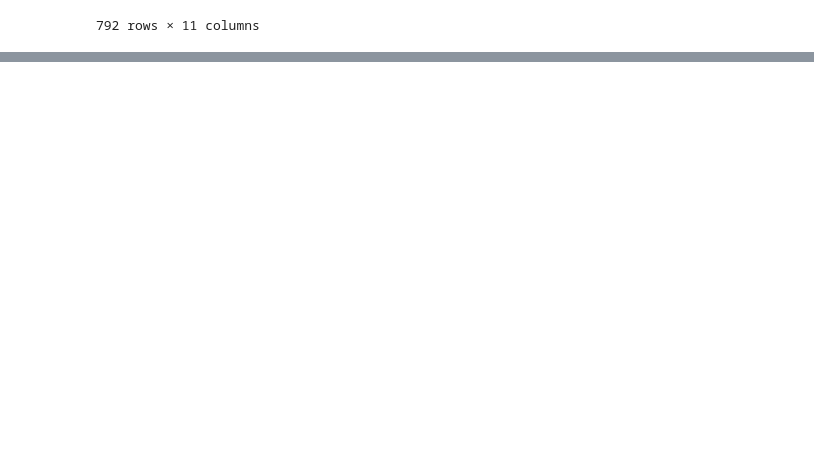
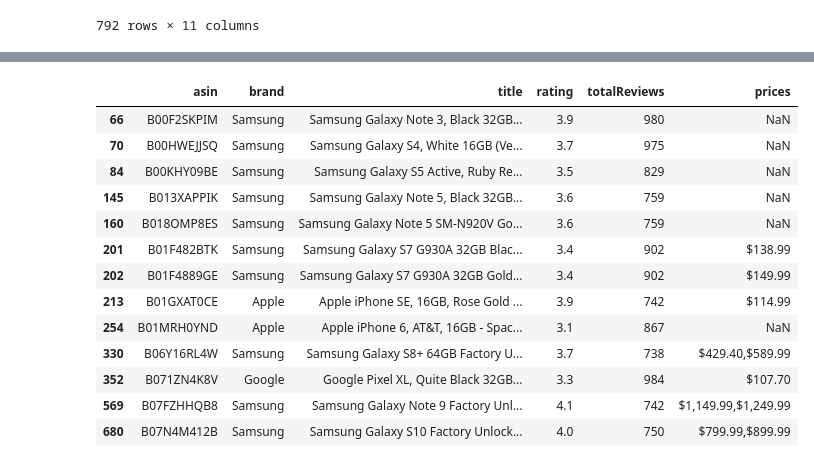
Before and after one commit to ksranjith786/python, a Jupyter notebook: insaid/Project/AmazonCellPhoneReviews/AmazonCellPhoneReview.ipynb, the cells around one changed output, grey strips where cells are left out. Drawn from its saved outputs; the diff is of its cells as text; code cells hidden in the pictures; blank space fills up the shorter version.

```diff
--- a/insaid/Project/AmazonCellPhoneReviews/AmazonCellPhoneReview.ipynb
+++ b/insaid/Project/AmazonCellPhoneReviews/AmazonCellPhoneReview.ipynb
@@ -29,3 +27,5 @@ dirPath = '/content/drive/My Drive/Colab Notebooks/AmazonCellPhoneReviews'
+# %%
+dirPath='.'
 # %%
 items = pd.read_csv(dirPath + '/20190928-items.csv')
 # %%
@@ -372,0 +380,17 @@ asin_reviews.sort_values(by='totalReviews', ascending=False)
+# %%
+items[items.totalReviews > 700]
+# %% [output]
+|  | asin | brand | title | rating | totalReviews | prices |
+| 66 | B00F2SKPIM | Samsung | Samsung Galaxy Note 3, Black 32GB... | 3.9 | 980 | NaN |
+| 70 | B00HWEJJSQ | Samsung | Samsung Galaxy S4, White 16GB (Ve... | 3.7 | 975 | NaN |
+| 84 | B00KHY09BE | Samsung | Samsung Galaxy S5 Active, Ruby Re... | 3.5 | 829 | NaN |
+| 145 | B013XAPPIK | Samsung | Samsung Galaxy Note 5, Black 32GB... | 3.6 | 759 | NaN |
+| 160 | B018OMP8ES | Samsung | Samsung Galaxy Note 5 SM-N920V Go... | 3.6 | 759 | NaN |
+| 201 | B01F482BTK | Samsung | Samsung Galaxy S7 G930A 32GB Blac... | 3.4 | 902 | $138.99 |
+| 202 | B01F4889GE | Samsung | Samsung Galaxy S7 G930A 32GB Gold... | 3.4 | 902 | $149.99 |
+| 213 | B01GXAT0CE | Apple | Apple iPhone SE, 16GB, Rose Gold ... | 3.9 | 742 | $114.99 |
+| 254 | B01MRH0YND | Apple | Apple iPhone 6, AT&T, 16GB - Spac... | 3.1 | 867 | NaN |
+| 330 | B06Y16RL4W | Samsung | Samsung Galaxy S8+ 64GB Factory U... | 3.7 | 738 | $429.40,$589.99 |
+| 352 | B071ZN4K8V | Google | Google Pixel XL, Quite Black 32GB... | 3.3 | 984 | $107.70 |
+| 569 | B07FZHHQB8 | Samsung | Samsung Galaxy Note 9 Factory Unl... | 4.1 | 742 | $1,149.99,$1,249.99 |
+| 680 | B07N4M412B | Samsung | Samsung Galaxy S10 Factory Unlock... | 4.0 | 750 | $799.99,$899.99 |
```
Also changed, not shown: parts of 6 cells of this notebook, 1 other file.
